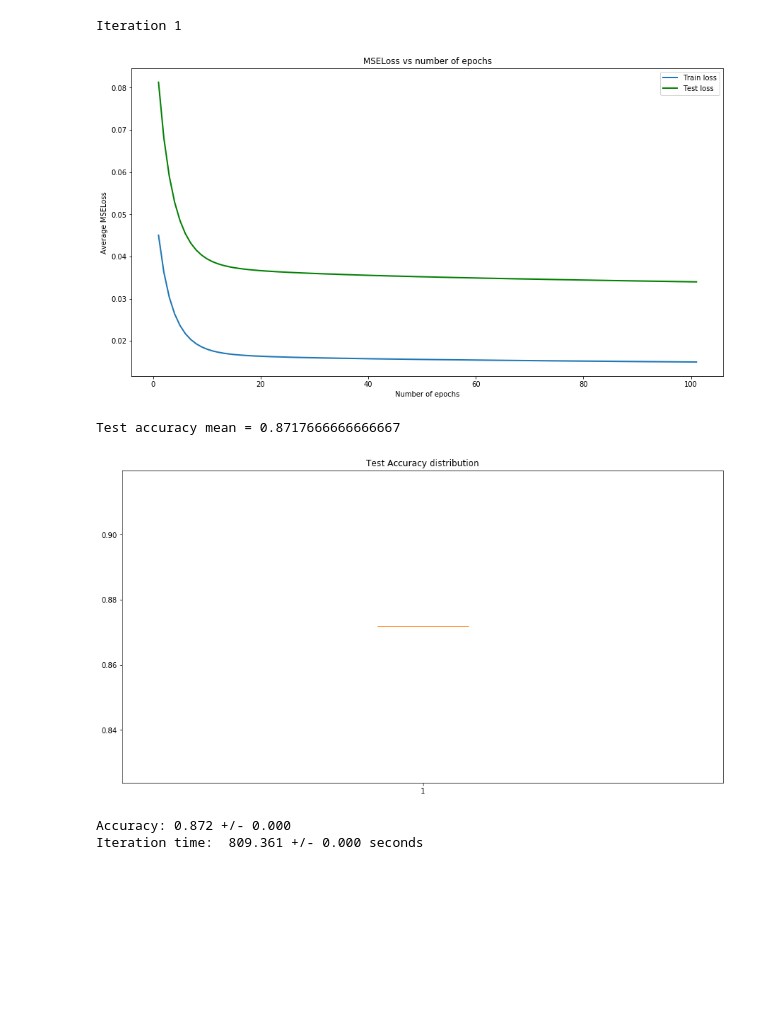
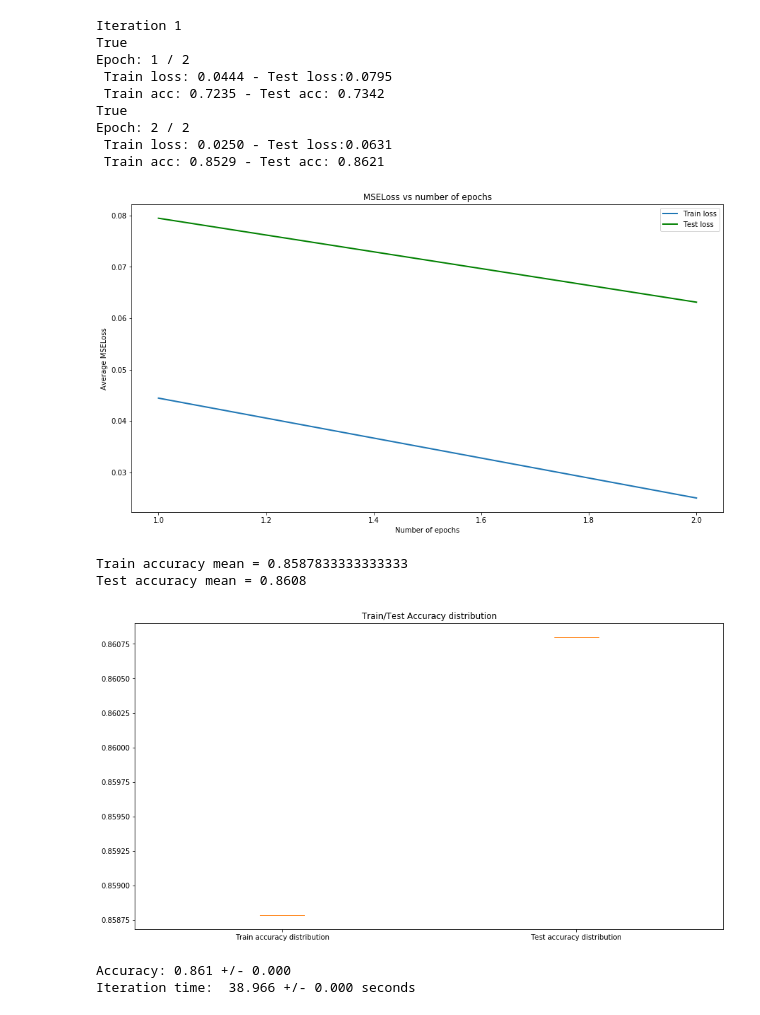
Before and after one commit to lamolivier/EPFL-OptiML-Project, a Jupyter notebook: results.ipynb, the cells around one changed output. Saved outputs shown, nothing was run; the diff lists cells and outputs as text; code cells hidden in the pictures; blank space fills up the shorter version.

Commit message:
train acc + train boxplot

```diff
--- a/results.ipynb
+++ b/results.ipynb
@@ -4,17 +4,26 @@ from bcd.utils import full_train_test
 N_TRAIN_SAMPLES = 60000
 N_VALI_SAMPLES = 10000
 N_ITER = 1
-N_EPOCHS = 3
+N_EPOCHS = 2
 BATCH_SIZE = 250
 # %%
-full_train_test("BCD",N_TRAIN_SAMPLES, N_VALI_SAMPLES, N_ITER, N_EPOCHS)
+full_train_test("BCD",N_TRAIN_SAMPLES, N_VALI_SAMPLES, N_ITER, N_EPOCHS,d1 = 300, d2 = 300, d3 = 300, verbose = True )
 # %% [output]
 Iteration 1
+True
+Epoch: 1 / 2
+ Train loss: 0.0444 - Test loss:0.0795
+ Train acc: 0.7235 - Test acc: 0.7342
+True
+Epoch: 2 / 2
+ Train loss: 0.0250 - Test loss:0.0631
+ Train acc: 0.8529 - Test acc: 0.8621
-[figure, old version]
+[figure, new version]
-Test accuracy mean = 0.8717666666666667
+Train accuracy mean = 0.8587833333333333
+Test accuracy mean = 0.8608
-[figure, old version]
+[figure, new version]
-Accuracy: 0.872 +/- 0.000
-Iteration time:  809.361 +/- 0.000 seconds
+Accuracy: 0.861 +/- 0.000
+Iteration time:  38.966 +/- 0.000 seconds
 # %%
 full_train_test("DFW",N_TRAIN_SAMPLES, N_VALI_SAMPLES, N_ITER, N_EPOCHS, BATCH_SIZE, verbose = True)
 # %% [output]
```
Also changed, not shown: parts of 1 cell of this notebook, 5 other files.
